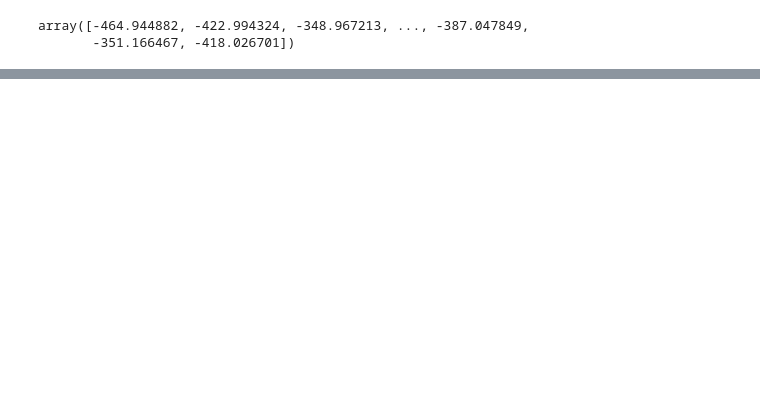
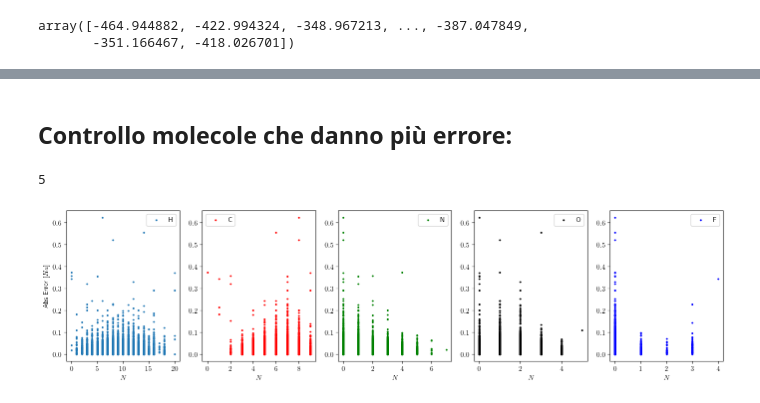
Before and after one commit to lbrodolo/deep_molecules, a Jupyter notebook: dataset_results_analysis.ipynb, the cells around one changed output, grey strips where cells are left out. Saved outputs shown, nothing was run; the diff lists cells and outputs as text; code cells hidden in the pictures; blank space fills up the shorter version.

```diff
--- a/dataset_results_analysis.ipynb
+++ b/dataset_results_analysis.ipynb
@@ -287,0 +292,49 @@ print(len(info))
+# %% [markdown]
+## Controllo molecole che danno più errore:
+# %%
+import collections
+
+# Previsioni
+grid32_100k_adattata_pred = grid32_100k_adattata
+# Accoppio ogni previsione con ogni risultato
+test_id = np.loadtxt("/Users/lucabrodoloni/Desktop/Stage/workgpu/predictions/id_numbers_test_set.txt", dtype=int)
+n_atoms = np.loadtxt("/Users/lucabrodoloni/Desktop/Stage/workgpu/predictions/number_atoms.txt", dtype=int)
+pred_theor_coupled = list(zip(true_targets_test, grid32_100k_adattata_pred, test_id))
+
+abs_errors = []
+for j in range(len(pred_theor_coupled)):
+    abs_errors.append(abs(pred_theor_coupled[j][0] - pred_theor_coupled[j][1]))
+abs_error_id = list(zip(abs_errors, n_atoms, test_id))
+
+spieces_npz = np.load("/Users/lucabrodoloni/Desktop/Stage/workgpu/predictions/atomic_numbers.npz")
+atomic_spieces = [spieces_npz[array] for array in spieces_npz.files]
+# %%
+# Converto tutti numeri atomici in int
+int_atomic_spieces = []
+for i in range(len(atomic_spieces)):
+    int_atomic_spieces.append(atomic_spieces[i].astype(int))
+# Conto le occorrenze di ogni specie atomica nella molecola
+print(collections.Counter(int_atomic_spieces[0])[1])
+# %% [output]
+5
+# %%
+# Creo lista contentente il numero di specie atomiche presenti in ogni molecola di test
+number_H = [collections.Counter(int_atomic_spieces[i])[1] for i in range(len(int_atomic_spieces))]
+number_C = [collections.Counter(int_atomic_spieces[i])[6] for i in range(len(int_atomic_spieces))]
+number_N = [collections.Counter(int_atomic_spieces[i])[7] for i in range(len(int_atomic_spieces))]
+number_O = [collections.Counter(int_atomic_spieces[i])[8] for i in range(len(int_atomic_spieces))]
+number_F = [collections.Counter(int_atomic_spieces[i])[9] for i in range(len(int_atomic_spieces))]
+# %%
+fig, ax = plt.subplots(1, 5, figsize=(17,4))
+
+ax[0].scatter(number_H, abs_errors, s=3, label="H")
+ax[1].scatter(number_C, abs_errors, s=3, label="C", c='r')
+ax[2].scatter(number_N, abs_errors, s=3, label="N", c='g')
+ax[3].scatter(number_O, abs_errors, s=3, label="O", c='k')
+ax[4].scatter(number_F, abs_errors, s=3, label="F", c='b')
+ax[0].set_ylabel("Abs Error [$Ha$]")
+for i in range(len(ax)):
+    ax[i].legend()
+    ax[i].set_xlabel("$N$")
+# %% [output]
+[figure, added]
```
Also changed, not shown: parts of 13 cells of this notebook, 2 other files.
